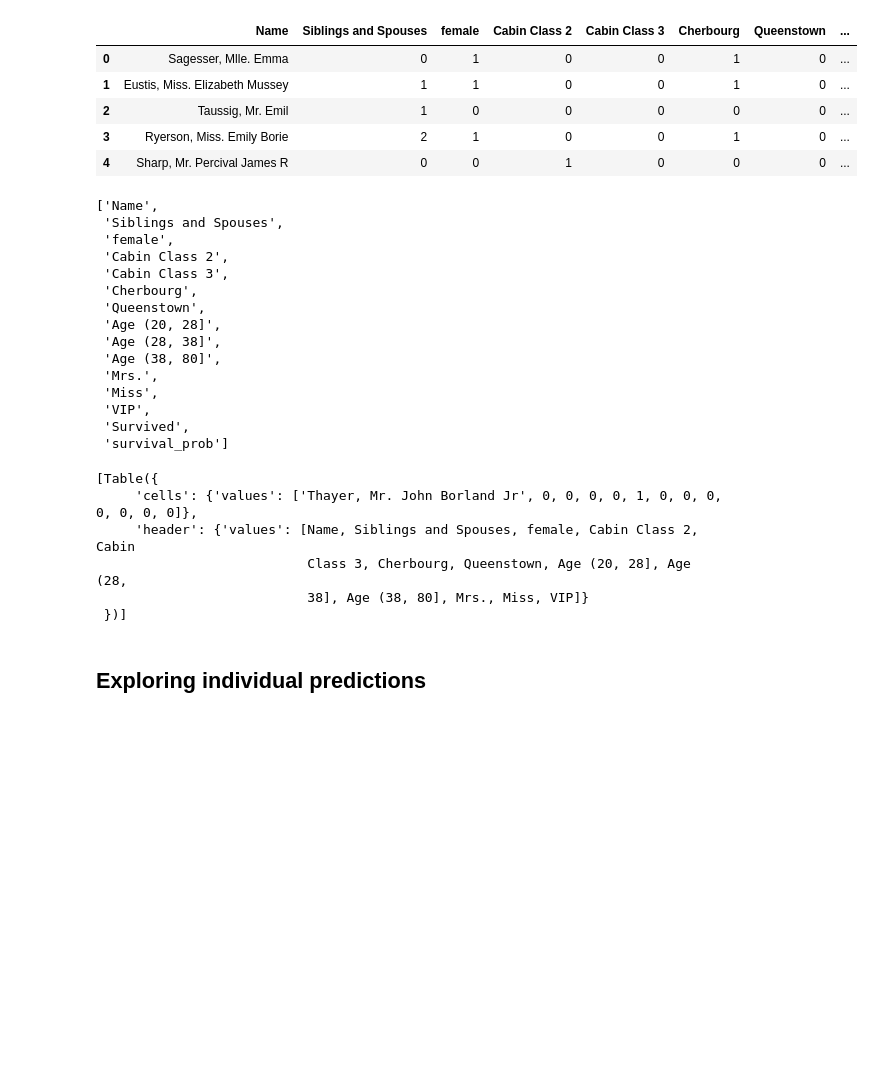
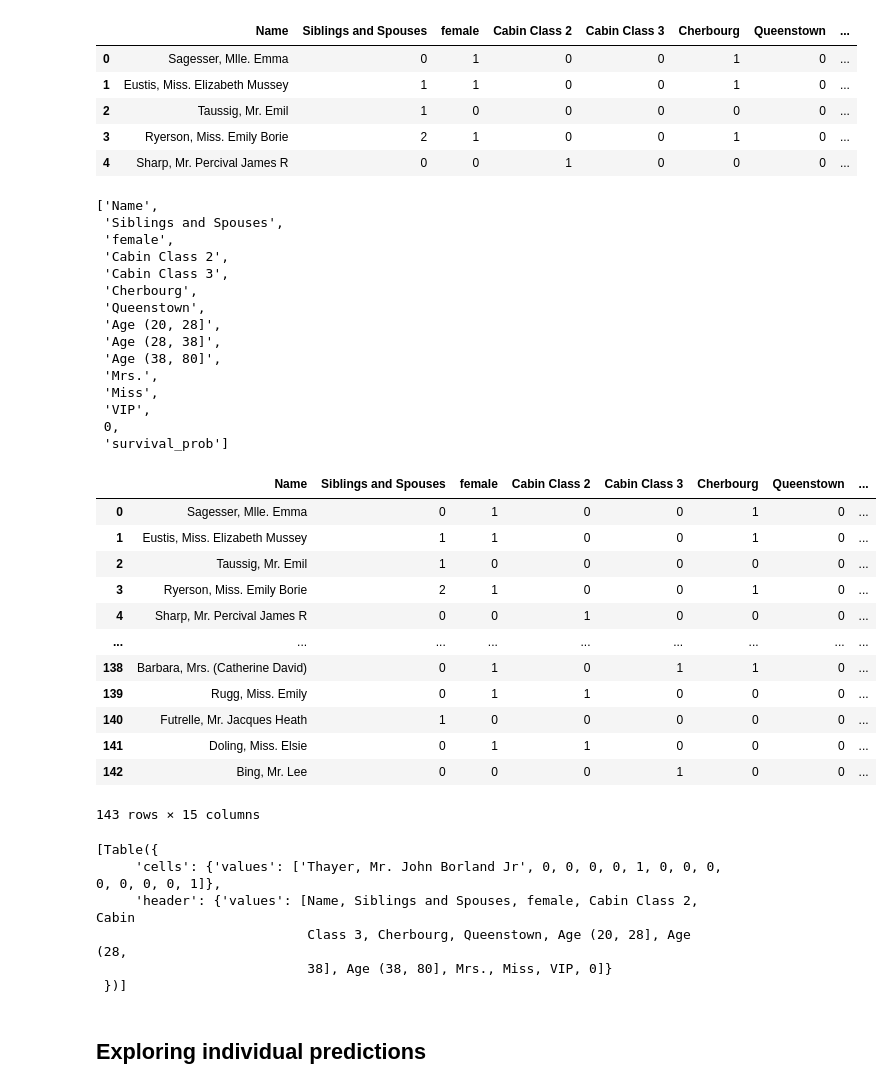
Before and after one commit to austinlasseter/titanic_classifier, a Jupyter notebook: titanic-eda.ipynb, the cells around one changed output. Drawn from its saved outputs; the diff is of its cells as text; code cells hidden in the pictures; blank space fills up the shorter version.

Commit message:
updated with json

```diff
--- a/titanic-eda.ipynb
+++ b/titanic-eda.ipynb
@@ -357,7 +356,7 @@ penalty = ['l1', 'l2']
 C = np.logspace(0, 4, 10)
 
 # Create hyperparameter options
-hyperparameters = dict(C=C, penalty=penalty)
+hyperparameters = dict(C=C, penalty=penalty, max_iter=[3000])
 
 # Create grid search using 5-fold cross validation
 grid_lr = GridSearchCV(LogisticRegression(), hyperparameters, cv=5,  n_jobs = 1, verbose=0)
@@ -490,3 +489,9 @@ roc_score=round(100*roc_auc_score(y_test, predictions),1)
 roc_score
 # %% [output]
 77.3
+# %%
+roc_dict={'FPR':list(FPR),
+          'TPR':list(TPR),
+          'y_test':list(y_test),
+          'predictions':[int(i) for i in predictions]
+         }
@@ -493 +503,8 @@ roc_score
+# %%
+with open('resources/roc_dict.json') as json_file:
+    roc_dict = json.load(json_file)
+FPR=roc_dict['FPR']
+TPR=roc_dict['TPR']
+y_test=pd.Series(roc_dict['y_test'])
+predictions=roc_dict['predictions']
 # %%
@@ -698,20 +716,36 @@ list(final.columns)
  'Mrs.',
  'Miss',
  'VIP',
- 'Survived',
+ 0,
  'survival_prob']
+# %%
+final
+# %% [output]
+|  | Name | Siblings and Spouses | female | Cabin Class 2 | Cabin Class 3 | Cherbourg | Queenstown | ... |
+| 0 | Sagesser, Mlle. Emma | 0 | 1 | 0 | 0 | 1 | 0 | ... |
+| 1 | Eustis, Miss. Elizabeth Mussey | 1 | 1 | 0 | 0 | 1 | 0 | ... |
+| 2 | Taussig, Mr. Emil | 1 | 0 | 0 | 0 | 0 | 0 | ... |
+| 3 | Ryerson, Miss. Emily Borie | 2 | 1 | 0 | 0 | 1 | 0 | ... |
+| 4 | Sharp, Mr. Percival James R | 0 | 0 | 1 | 0 | 0 | 0 | ... |
+| ... | ... | ... | ... | ... | ... | ... | ... | ... |
+| 138 | Barbara, Mrs. (Catherine David) | 0 | 1 | 0 | 1 | 1 | 0 | ... |
+| 139 | Rugg, Miss. Emily | 0 | 1 | 1 | 0 | 0 | 0 | ... |
+| 140 | Futrelle, Mr. Jacques Heath | 1 | 0 | 0 | 0 | 0 | 0 | ... |
+| 141 | Doling, Miss. Elsie | 0 | 1 | 1 | 0 | 0 | 0 | ... |
+| 142 | Bing, Mr. Lee | 0 | 0 | 0 | 1 | 0 | 0 | ... |
+143 rows × 15 columns
 # %%
-mydata=final.drop(['Survived', 'survival_prob'], axis=1)
+mydata=final.drop(['survival_prob'], axis=1)
 table=[go.Table(
         header=dict(values=list(mydata.columns)),
         cells=dict(values=list(mydata.loc[5])))]
 table
 # %% [output]
 [Table({
-     'cells': {'values': ['Thayer, Mr. John Borland Jr', 0, 0, 0, 0, 1, 0, 0, 0, 0, 0, 0, 0]},
+     'cells': {'values': ['Thayer, Mr. John Borland Jr', 0, 0, 0, 0, 1, 0, 0, 0, 0, 0, 0, 0, 1]},
      'header': {'values': [Name, Siblings and Spouses, female, Cabin Class 2, Cabin
                            Class 3, Cherbourg, Queenstown, Age (20, 28], Age (28,
-                           38], Age (38, 80], Mrs., Miss, VIP]}
+                           38], Age (38, 80], Mrs., Miss, VIP, 0]}
  })]
 # %% [markdown]
 ## Exploring individual predictions
```
Also changed, not shown: parts of 15 cells of this notebook, 9 other files.
